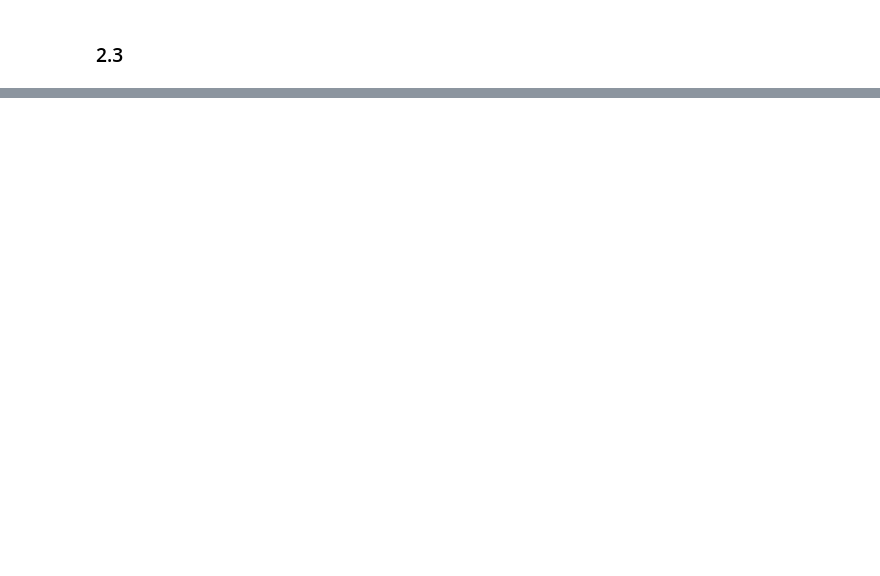
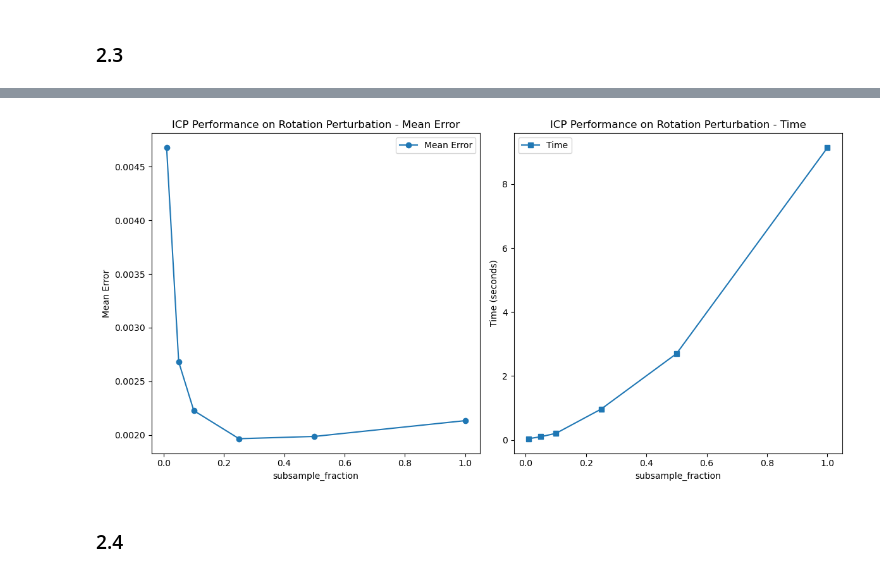
Before and after one commit to derkder/CGVI_CourseWork, a Jupyter notebook: Term2/3dGeo/CW/CW1/Halfedge-v3-soloution.ipynb, the cells around one changed output, grey strips where cells are left out. Saved outputs shown, nothing was run; the diff lists cells and outputs as text; code cells hidden in the pictures; blank space fills up the shorter version.

```diff
--- a/Term2/3dGeo/CW/CW1/Halfedge-v3-soloution.ipynb
+++ b/Term2/3dGeo/CW/CW1/Halfedge-v3-soloution.ipynb
@@ -669,2 +667,13 @@ plt.show()
 # %% [markdown]
 ### 2.3
+# %%
+mesh_src = os.path.join(RES_PATH, 'bun000_v2.ply')
+assert os.path.exists(mesh_src), 'cannot found:' + mesh_src
+mesh1 = o3d.io.read_triangle_mesh(mesh_src)
+
+mesh_dst = os.path.join(RES_PATH, 'bun045_v2.ply')
+assert os.path.exists(mesh_dst), 'cannot found:' + mesh_dst
+mesh2 = o3d.io.read_triangle_mesh(mesh_dst)
+
+points_A = np.asarray(mesh1.vertices)
+points_B = np.asarray(mesh2.vertices)
@@ -670,0 +728,25 @@ plt.show()
+# %%
+subsample_evaluated, mean_errors_subsample, iterations_subsample, times_subsample = zip(*subsample_data)
+
+plt.figure(figsize=(12, 6))
+
+plt.subplot(1, 2, 1)
+plt.plot(subsample_fractions, mean_errors_subsample, 'o-', label='Mean Error')
+plt.xlabel('subsample_fraction')
+plt.ylabel('Mean Error')
+plt.title('ICP Performance on Rotation Perturbation - Mean Error')
+plt.legend()
+
+plt.subplot(1, 2, 2)
+plt.plot(subsample_fractions, times_subsample, 's-', label='Time')
+plt.xlabel('subsample_fraction')
+plt.ylabel('Time (seconds)')
+plt.title('ICP Performance on Rotation Perturbation - Time')
+plt.legend()
+
+plt.tight_layout()
+plt.show()
+# %% [output]
+[figure, added]
+# %% [markdown]
+### 2.4
```
Also changed, not shown: parts of 7 cells of this notebook.
